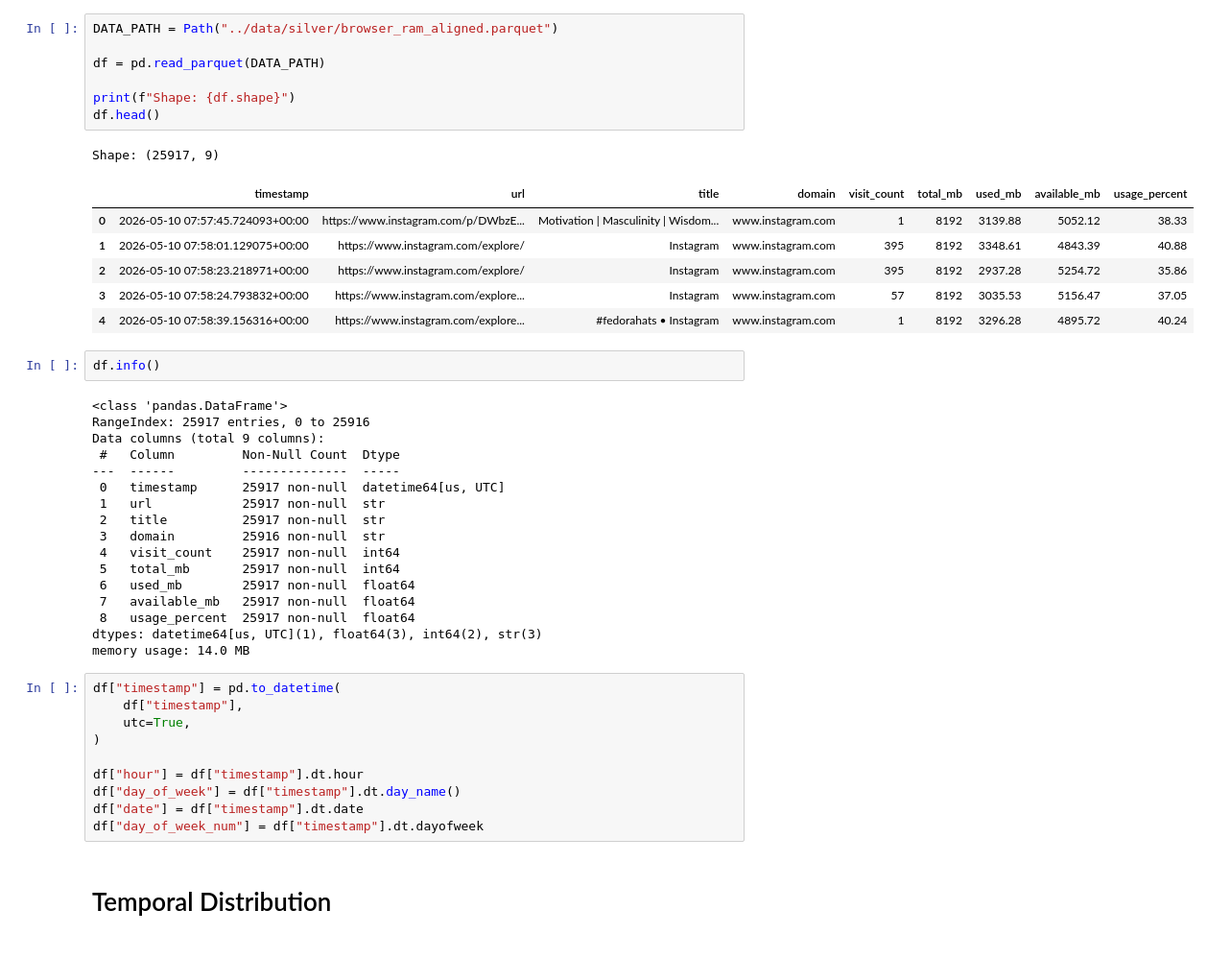
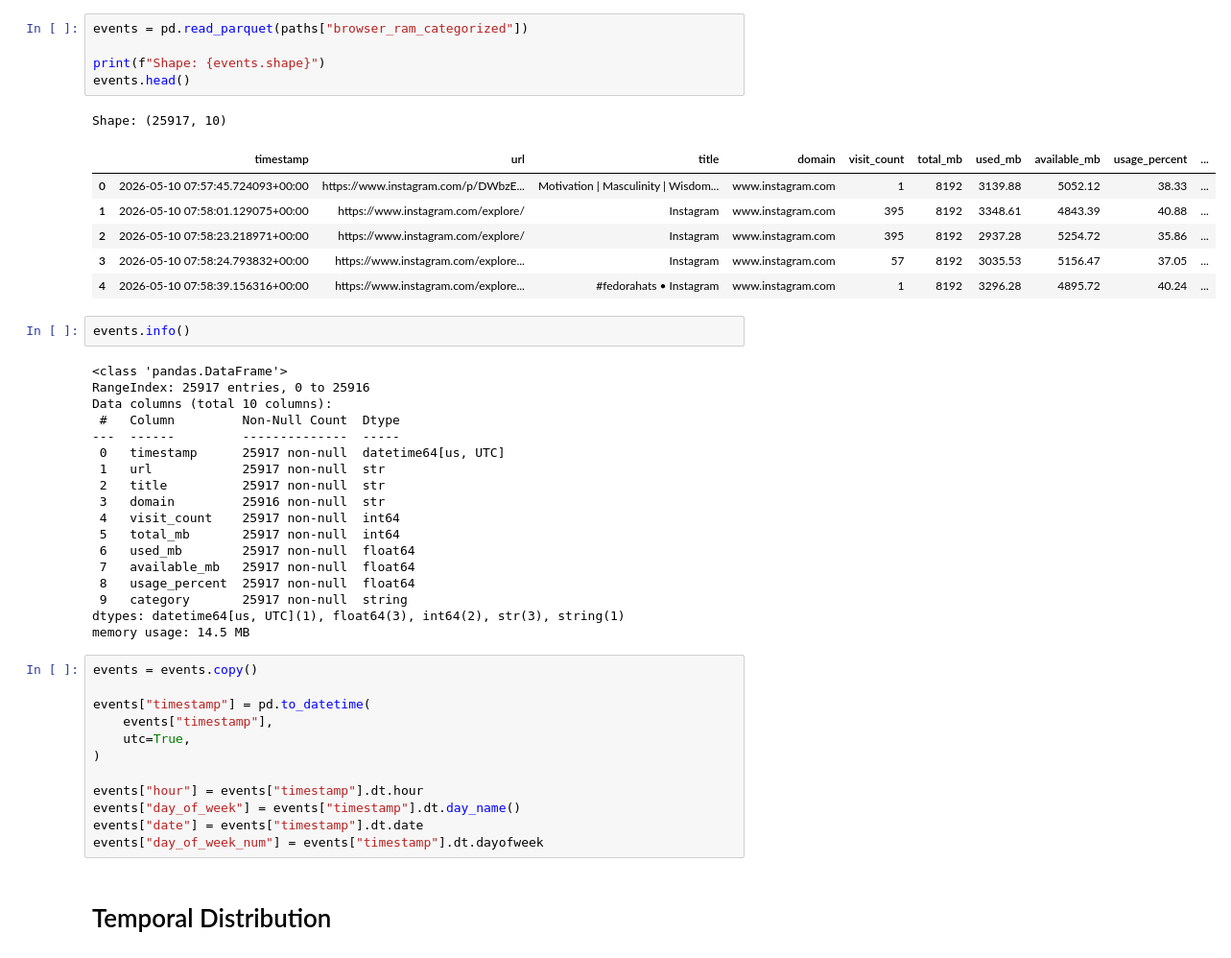
Before and after one commit to abishek-murugan/Intelligent-Browser-Behavior-Analytics-Platform, a Jupyter notebook: notebooks/01_eda_browser_ram.ipynb, the cells around one changed output. Shown at 96% size. Cells and saved outputs as stored; diff of their text form.

```diff
--- a/notebooks/01_eda_browser_ram.ipynb
+++ b/notebooks/01_eda_browser_ram.ipynb
@@ -12,24 +46,22 @@ plt.rcParams["figure.figsize"] = (12, 6)
 # %%
-DATA_PATH = Path("../data/silver/browser_ram_aligned.parquet")
+events = pd.read_parquet(paths["browser_ram_categorized"])
 
-df = pd.read_parquet(DATA_PATH)
-
-print(f"Shape: {df.shape}")
-df.head()
+print(f"Shape: {events.shape}")
+events.head()
 # %% [output]
-Shape: (25917, 9)
+Shape: (25917, 10)
-|  | timestamp | url | title | domain | visit_count | total_mb | used_mb | available_mb | usage_percent |
-| 0 | 2026-05-10 07:57:45.724093+00:00 | https://www.instagram.com/p/DWbzE... | Motivation | Masculinity | Wisdom... | www.instagram.com | 1 | 8192 | 3139.88 | 5052.12 | 38.33 |
-| 1 | 2026-05-10 07:58:01.129075+00:00 | https://www.instagram.com/explore/ | Instagram | www.instagram.com | 395 | 8192 | 3348.61 | 4843.39 | 40.88 |
-| 2 | 2026-05-10 07:58:23.218971+00:00 | https://www.instagram.com/explore/ | Instagram | www.instagram.com | 395 | 8192 | 2937.28 | 5254.72 | 35.86 |
-| 3 | 2026-05-10 07:58:24.793832+00:00 | https://www.instagram.com/explore... | Instagram | www.instagram.com | 57 | 8192 | 3035.53 | 5156.47 | 37.05 |
-| 4 | 2026-05-10 07:58:39.156316+00:00 | https://www.instagram.com/explore... | #fedorahats • Instagram | www.instagram.com | 1 | 8192 | 3296.28 | 4895.72 | 40.24 |
+|  | timestamp | url | title | domain | visit_count | total_mb | used_mb | available_mb | usage_percent | ... |
+| 0 | 2026-05-10 07:57:45.724093+00:00 | https://www.instagram.com/p/DWbzE... | Motivation | Masculinity | Wisdom... | www.instagram.com | 1 | 8192 | 3139.88 | 5052.12 | 38.33 | ... |
+| 1 | 2026-05-10 07:58:01.129075+00:00 | https://www.instagram.com/explore/ | Instagram | www.instagram.com | 395 | 8192 | 3348.61 | 4843.39 | 40.88 | ... |
+| 2 | 2026-05-10 07:58:23.218971+00:00 | https://www.instagram.com/explore/ | Instagram | www.instagram.com | 395 | 8192 | 2937.28 | 5254.72 | 35.86 | ... |
+| 3 | 2026-05-10 07:58:24.793832+00:00 | https://www.instagram.com/explore... | Instagram | www.instagram.com | 57 | 8192 | 3035.53 | 5156.47 | 37.05 | ... |
+| 4 | 2026-05-10 07:58:39.156316+00:00 | https://www.instagram.com/explore... | #fedorahats • Instagram | www.instagram.com | 1 | 8192 | 3296.28 | 4895.72 | 40.24 | ... |
 # %%
-df.info()
+events.info()
 # %% [output]
 <class 'pandas.DataFrame'>
 RangeIndex: 25917 entries, 0 to 25916
-Data columns (total 9 columns):
+Data columns (total 10 columns):
  #   Column         Non-Null Count  Dtype
 ---  ------         --------------  -----
  0   timestamp      25917 non-null  datetime64[us, UTC]
@@ -41,18 +73,21 @@ Data columns (total 9 columns):
  6   used_mb        25917 non-null  float64
  7   available_mb   25917 non-null  float64
  8   usage_percent  25917 non-null  float64
-dtypes: datetime64[us, UTC](1), float64(3), int64(2), str(3)
-memory usage: 14.0 MB
+ 9   category       25917 non-null  string
+dtypes: datetime64[us, UTC](1), float64(3), int64(2), str(3), string(1)
+memory usage: 14.5 MB
 # %%
-df["timestamp"] = pd.to_datetime(
-    df["timestamp"],
+events = events.copy()
+
+events["timestamp"] = pd.to_datetime(
+    events["timestamp"],
     utc=True,
 )
 
-df["hour"] = df["timestamp"].dt.hour
-df["day_of_week"] = df["timestamp"].dt.day_name()
-df["date"] = df["timestamp"].dt.date
-df["day_of_week_num"] = df["timestamp"].dt.dayofweek
+events["hour"] = events["timestamp"].dt.hour
+events["day_of_week"] = events["timestamp"].dt.day_name()
+events["date"] = events["timestamp"].dt.date
+events["day_of_week_num"] = events["timestamp"].dt.dayofweek
 # %% [markdown]
 # Temporal Distribution
 # %%
```
Also changed, not shown: parts of 56 cells of this notebook, 2 other files.
